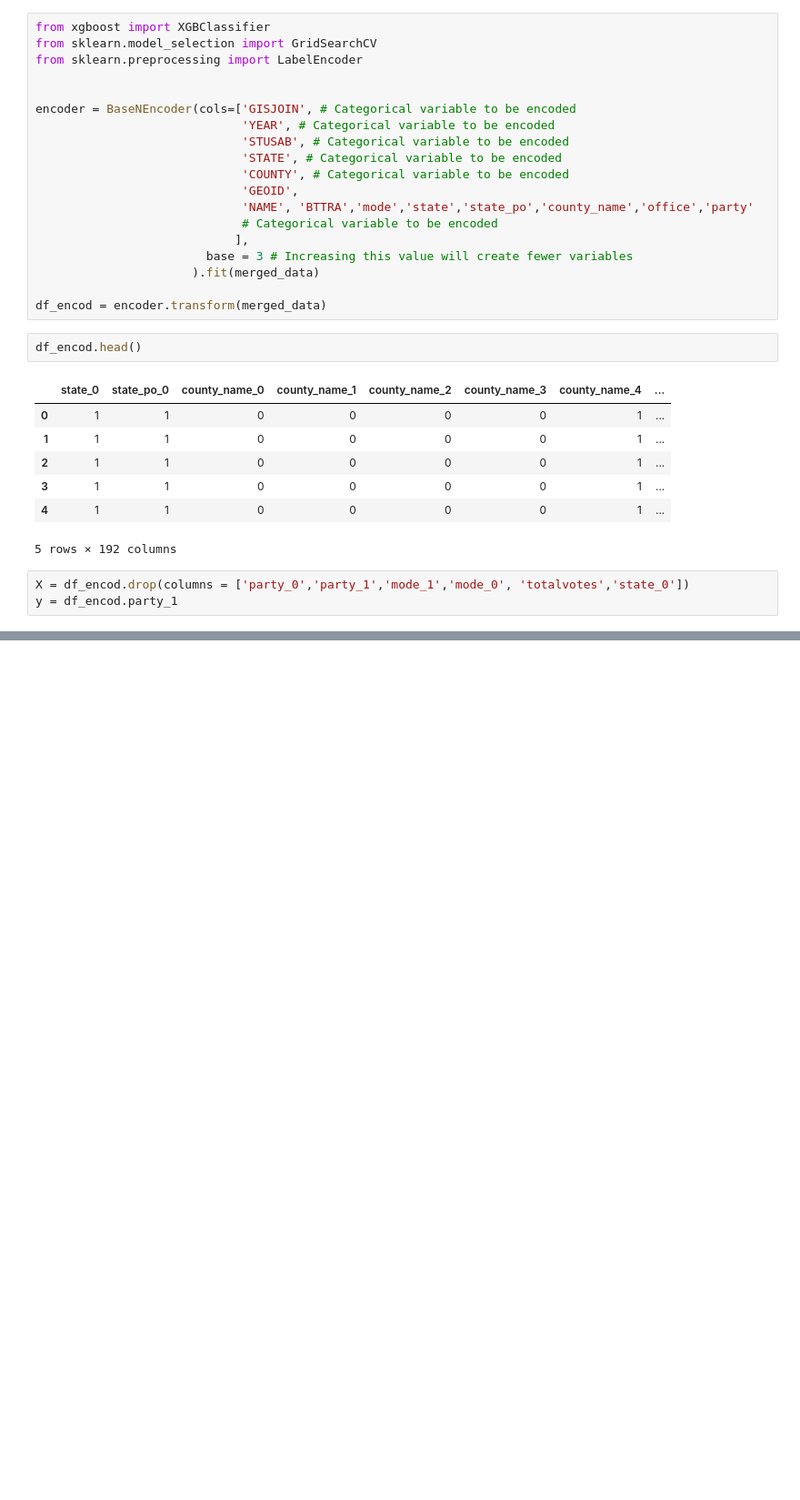
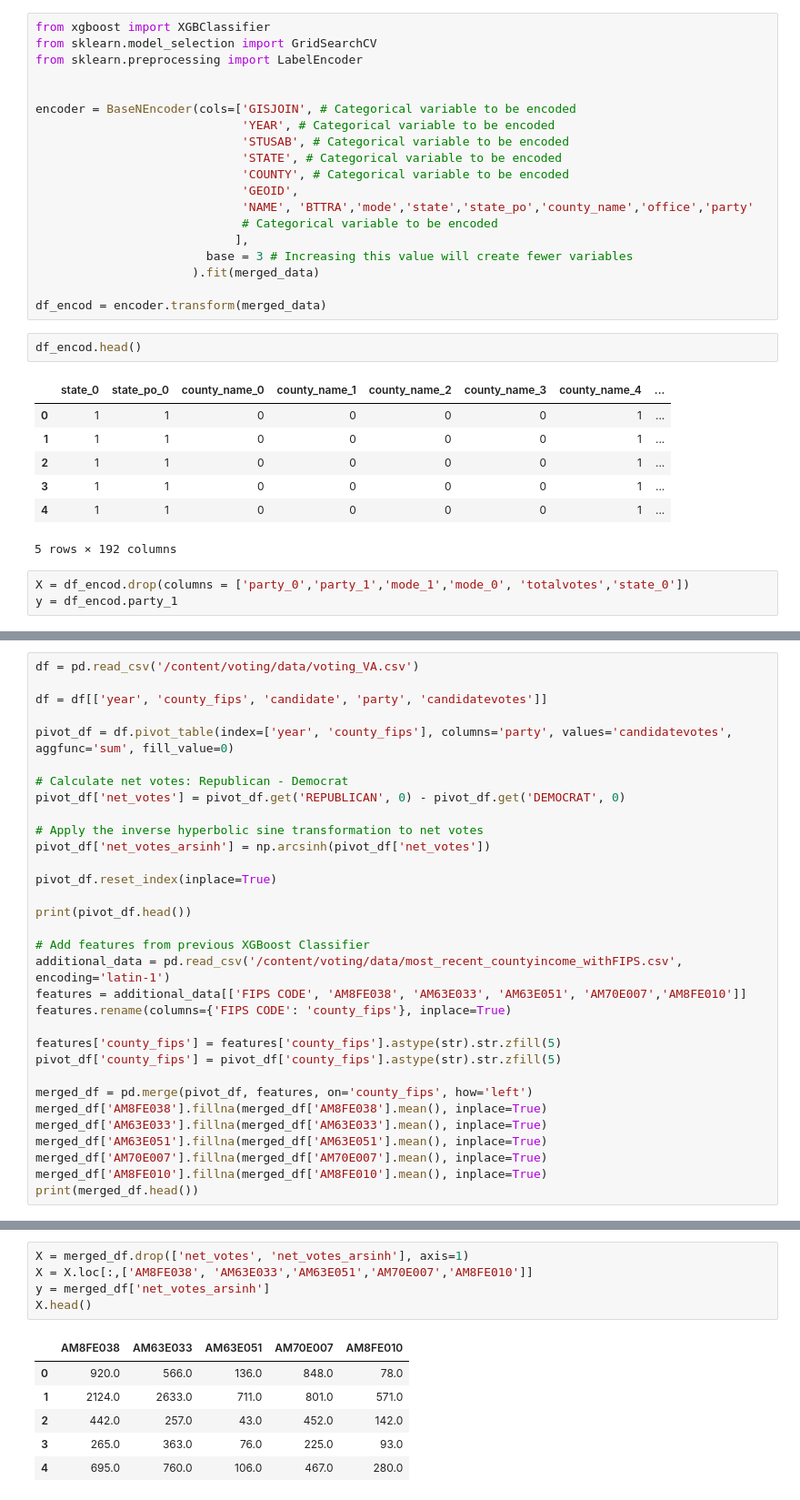
Before and after one commit to rtomek9/project_votingGroup23DS3001, a Jupyter notebook: votingEDAandwrangling_linear_model.ipynb, the cells around one changed output, grey strips where cells are left out. Shown: that part at 91% size. Saved outputs shown, nothing was run; the diff lists cells and outputs as text; blank space fills up the shorter version.

```diff
--- a/votingEDAandwrangling_linear_model.ipynb
+++ b/votingEDAandwrangling_linear_model.ipynb
@@ -427,0 +359,32 @@ plot_feature_importance(importance, names, model_type)
+# %%
+df = pd.read_csv('/content/voting/data/voting_VA.csv')
+
+df = df[['year', 'county_fips', 'candidate', 'party', 'candidatevotes']]
+
+pivot_df = df.pivot_table(index=['year', 'county_fips'], columns='party', values='candidatevotes', aggfunc='sum', fill_value=0)
+
+# Calculate net votes: Republican - Democrat
+pivot_df['net_votes'] = pivot_df.get('REPUBLICAN', 0) - pivot_df.get('DEMOCRAT', 0)
+
+# Apply the inverse hyperbolic sine transformation to net votes
+pivot_df['net_votes_arsinh'] = np.arcsinh(pivot_df['net_votes'])
+
+pivot_df.reset_index(inplace=True)
+
+print(pivot_df.head())
+
+# Add features from previous XGBoost Classifier
+additional_data = pd.read_csv('/content/voting/data/most_recent_countyincome_withFIPS.csv', encoding='latin-1')
+features = additional_data[['FIPS CODE', 'AM8FE038', 'AM63E033', 'AM63E051', 'AM70E007','AM8FE010']]
+features.rename(columns={'FIPS CODE': 'county_fips'}, inplace=True)
+
+features['county_fips'] = features['county_fips'].astype(str).str.zfill(5)
+pivot_df['county_fips'] = pivot_df['county_fips'].astype(str).str.zfill(5)
+
+merged_df = pd.merge(pivot_df, features, on='county_fips', how='left')
+merged_df['AM8FE038'].fillna(merged_df['AM8FE038'].mean(), inplace=True)
+merged_df['AM63E033'].fillna(merged_df['AM63E033'].mean(), inplace=True)
+merged_df['AM63E051'].fillna(merged_df['AM63E051'].mean(), inplace=True)
+merged_df['AM70E007'].fillna(merged_df['AM70E007'].mean(), inplace=True)
+merged_df['AM8FE010'].fillna(merged_df['AM8FE010'].mean(), inplace=True)
+print(merged_df.head())
@@ -427,0 +418,12 @@ plot_feature_importance(importance, names, model_type)
+# %%
+X = merged_df.drop(['net_votes', 'net_votes_arsinh'], axis=1)
+X = X.loc[:,['AM8FE038', 'AM63E033','AM63E051','AM70E007','AM8FE010']]
+y = merged_df['net_votes_arsinh']
+X.head()
+# %% [output]
+|  | AM8FE038 | AM63E033 | AM63E051 | AM70E007 | AM8FE010 |
+| 0 | 920.0 | 566.0 | 136.0 | 848.0 | 78.0 |
+| 1 | 2124.0 | 2633.0 | 711.0 | 801.0 | 571.0 |
+| 2 | 442.0 | 257.0 | 43.0 | 452.0 | 142.0 |
+| 3 | 265.0 | 363.0 | 76.0 | 225.0 | 93.0 |
+| 4 | 695.0 | 760.0 | 106.0 | 467.0 | 280.0 |
```
Also changed, not shown: parts of 14 cells of this notebook.
